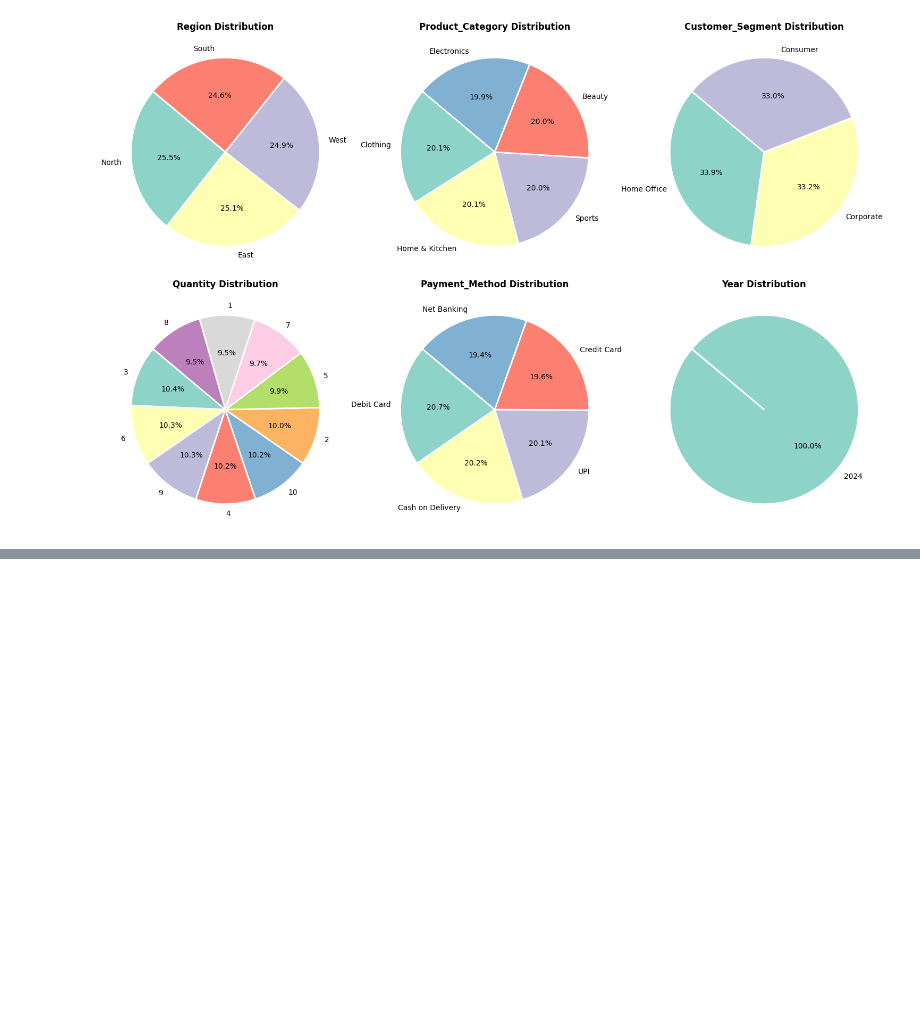
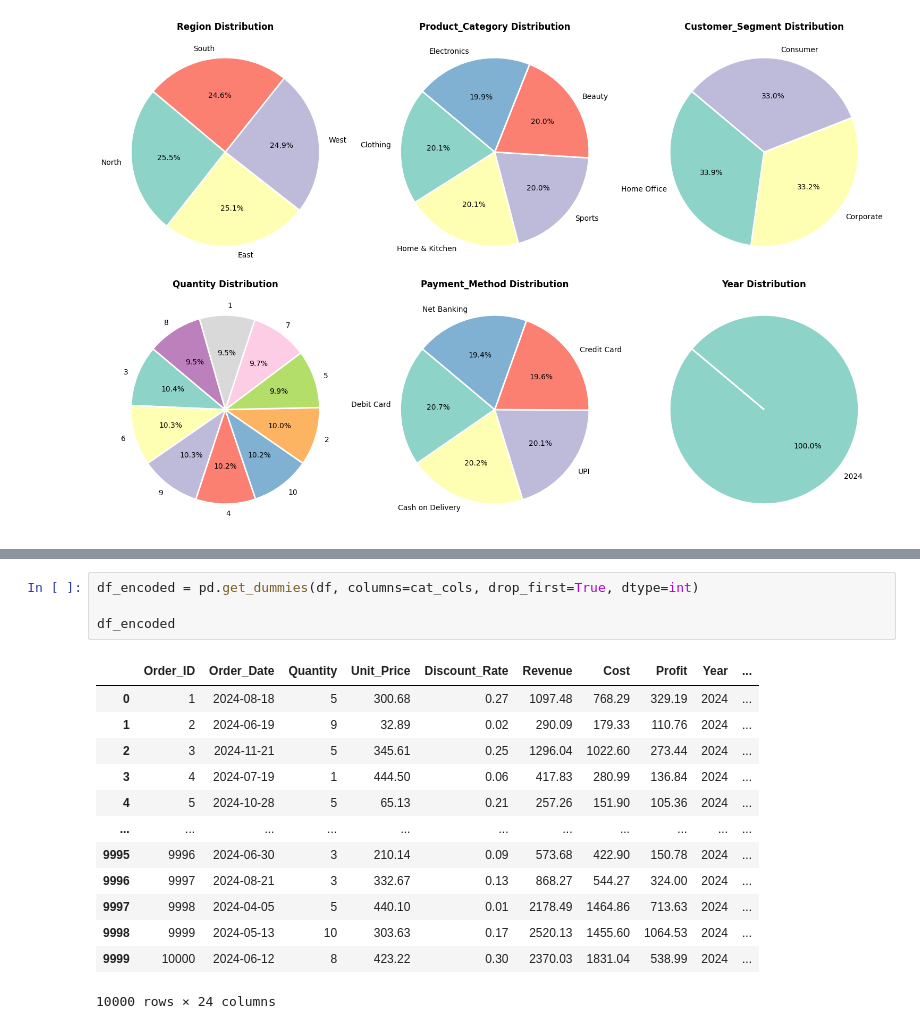
Before and after one commit to Rakesh73971/Retail_Business_Data_Analysis, a Jupyter notebook: main.ipynb, the cells around one changed output, grey strips where cells are left out. Drawn from its saved outputs; the diff is of its cells as text; blank space fills up the shorter version.

```diff
--- a/main.ipynb
+++ b/main.ipynb
@@ -287,0 +351,18 @@ plt.show()
+# %%
+df_encoded = pd.get_dummies(df, columns=cat_cols, drop_first=True, dtype=int)
+
+df_encoded
+# %% [output]
+|  | Order_ID | Order_Date | Quantity | Unit_Price | Discount_Rate | Revenue | Cost | Profit | Year | ... |
+| 0 | 1 | 2024-08-18 | 5 | 300.68 | 0.27 | 1097.48 | 768.29 | 329.19 | 2024 | ... |
+| 1 | 2 | 2024-06-19 | 9 | 32.89 | 0.02 | 290.09 | 179.33 | 110.76 | 2024 | ... |
+| 2 | 3 | 2024-11-21 | 5 | 345.61 | 0.25 | 1296.04 | 1022.60 | 273.44 | 2024 | ... |
+| 3 | 4 | 2024-07-19 | 1 | 444.50 | 0.06 | 417.83 | 280.99 | 136.84 | 2024 | ... |
+| 4 | 5 | 2024-10-28 | 5 | 65.13 | 0.21 | 257.26 | 151.90 | 105.36 | 2024 | ... |
+| ... | ... | ... | ... | ... | ... | ... | ... | ... | ... | ... |
+| 9995 | 9996 | 2024-06-30 | 3 | 210.14 | 0.09 | 573.68 | 422.90 | 150.78 | 2024 | ... |
+| 9996 | 9997 | 2024-08-21 | 3 | 332.67 | 0.13 | 868.27 | 544.27 | 324.00 | 2024 | ... |
+| 9997 | 9998 | 2024-04-05 | 5 | 440.10 | 0.01 | 2178.49 | 1464.86 | 713.63 | 2024 | ... |
+| 9998 | 9999 | 2024-05-13 | 10 | 303.63 | 0.17 | 2520.13 | 1455.60 | 1064.53 | 2024 | ... |
+| 9999 | 10000 | 2024-06-12 | 8 | 423.22 | 0.30 | 2370.03 | 1831.04 | 538.99 | 2024 | ... |
+10000 rows × 24 columns
```
Also changed, not shown: parts of 14 cells of this notebook.
